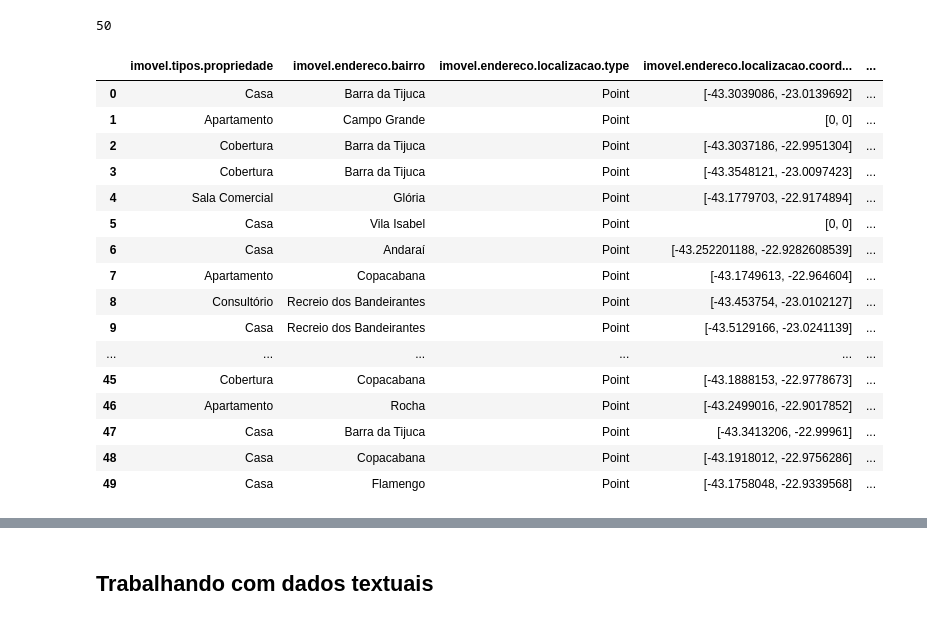
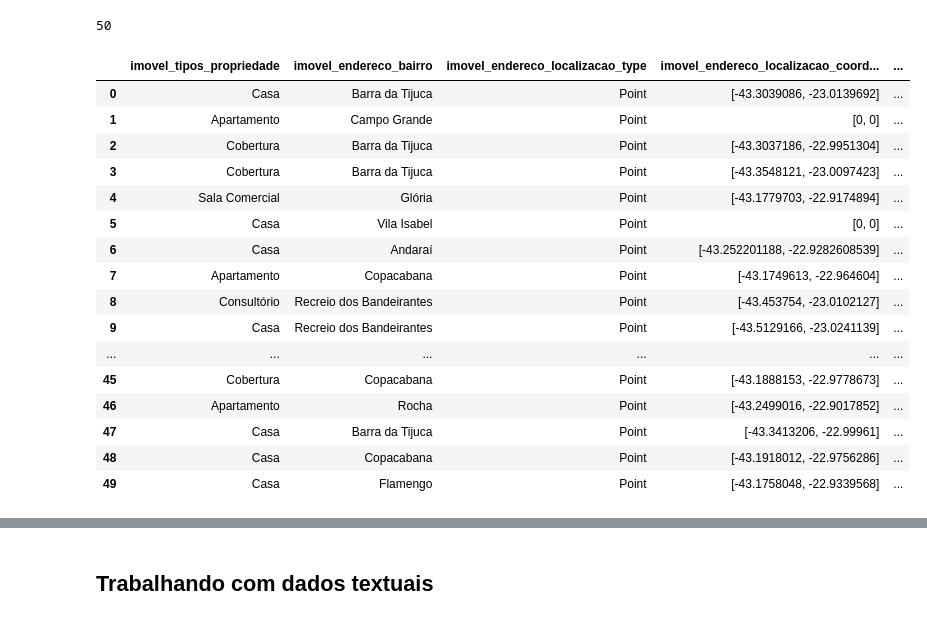
Before and after one commit to leandroalvesmachado/alura-data-science, a Jupyter notebook: python-pandas-tecnicas-avancadas/stage1.1/Projeto.ipynb, the cells around one changed output, grey strips where cells are left out. Saved outputs shown, nothing was run; the diff lists cells and outputs as text; code cells hidden in the pictures.

```diff
--- a/python-pandas-tecnicas-avancadas/stage1.1/Projeto.ipynb
+++ b/python-pandas-tecnicas-avancadas/stage1.1/Projeto.ipynb
@@ -296,10 +296,11 @@ len(dados_normal['listings'].iloc[0])
 # %% [output]
 50
 # %%
-dados_normal_listings = pd.json_normalize(data=dados_normal['listings'].iloc[0])
+# dados_normal_listings = pd.json_normalize(data=dados_normal['listings'].iloc[0], sep="_", max_level=2)
+dados_normal_listings = pd.json_normalize(data=dados_normal['listings'].iloc[0], sep="_")
 dados_normal_listings
 # %% [output]
-|  | imovel.tipos.propriedade | imovel.endereco.bairro | imovel.endereco.localizacao.type | imovel.endereco.localizacao.coord... | ... |
+|  | imovel_tipos_propriedade | imovel_endereco_bairro | imovel_endereco_localizacao_type | imovel_endereco_localizacao_coord... | ... |
 | 0 | Casa | Barra da Tijuca | Point | [-43.3039086, -23.0139692] | ... |
 | 1 | Apartamento | Campo Grande | Point | [0, 0] | ... |
 | 2 | Cobertura | Barra da Tijuca | Point | [-43.3037186, -22.9951304] | ... |
```
Also changed, not shown: parts of 23 cells of this notebook, 1 other file.
